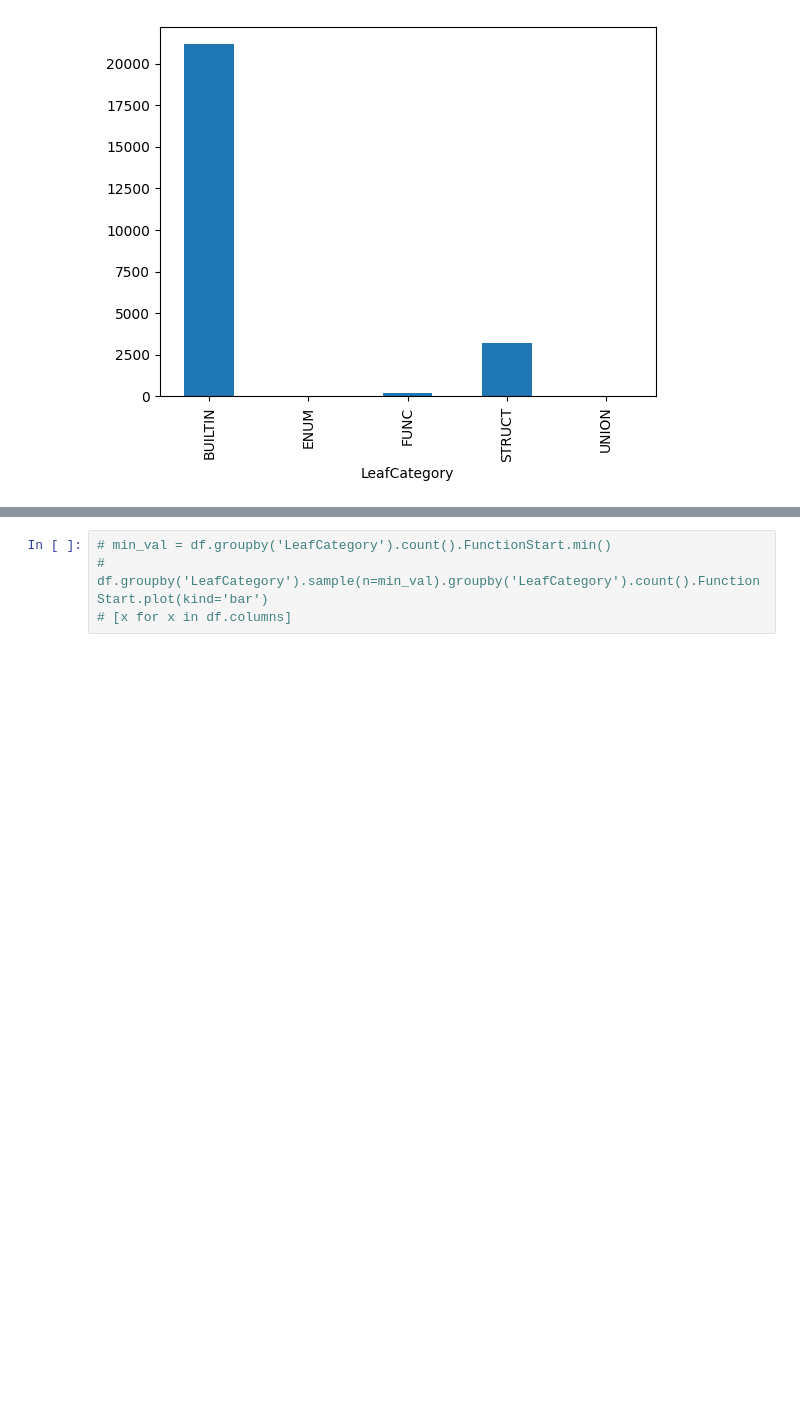
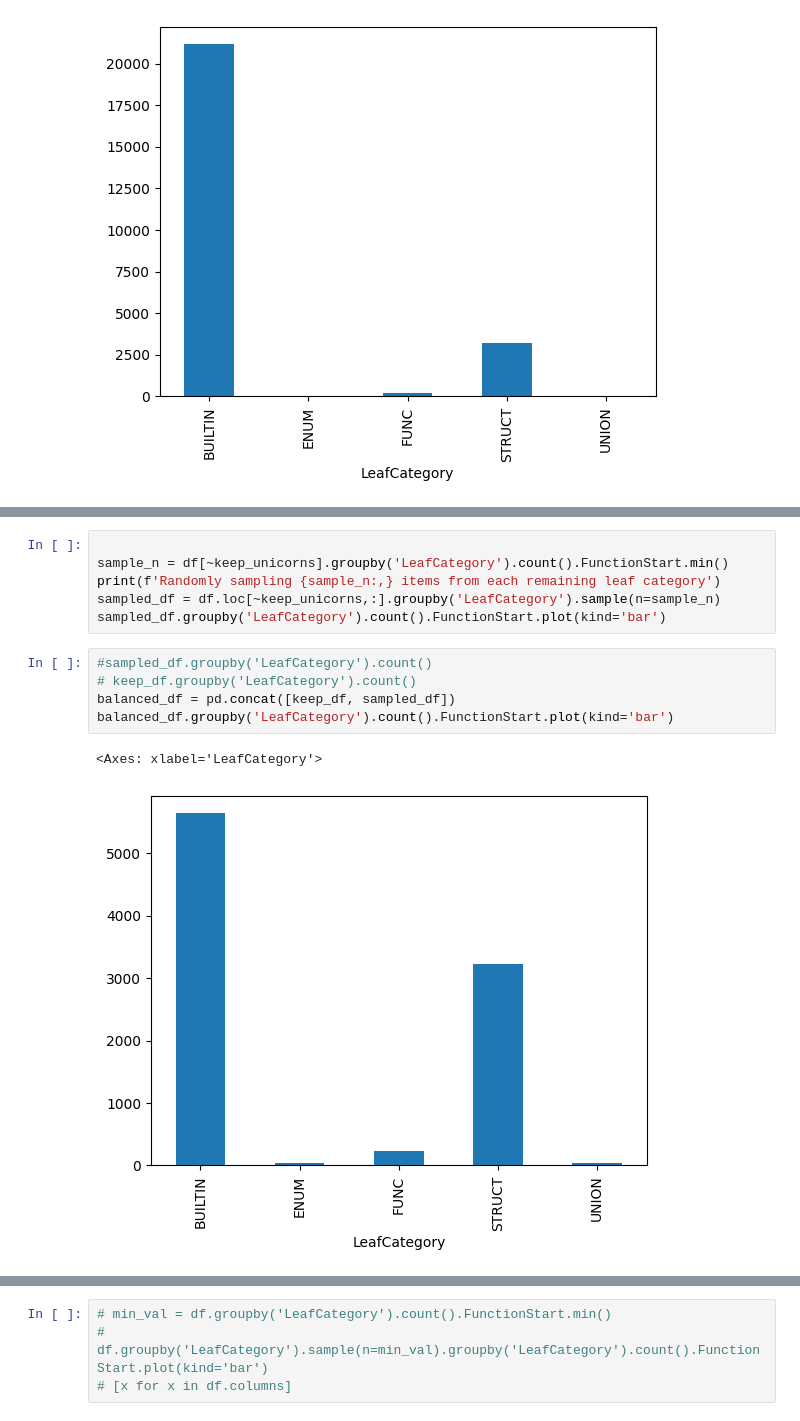
Before and after one commit to lasserre/datatype-recovery-experiments, a Jupyter notebook: notebooks/eval_NEW_ENCODING.ipynb, the cells around one changed output, grey strips where cells are left out. Drawn from its saved outputs; the diff is of its cells as text; blank space fills up the shorter version.

```diff
--- a/notebooks/eval_NEW_ENCODING.ipynb
+++ b/notebooks/eval_NEW_ENCODING.ipynb
@@ -51,0 +92,14 @@ df.groupby('LeafCategory').count().FunctionStart.plot(kind='bar')
+# %%
+
+sample_n = df[~keep_unicorns].groupby('LeafCategory').count().FunctionStart.min()
+print(f'Randomly sampling {sample_n:,} items from each remaining leaf category')
+sampled_df = df.loc[~keep_unicorns,:].groupby('LeafCategory').sample(n=sample_n)
+sampled_df.groupby('LeafCategory').count().FunctionStart.plot(kind='bar')
+# %%
+#sampled_df.groupby('LeafCategory').count()
+# keep_df.groupby('LeafCategory').count()
+balanced_df = pd.concat([keep_df, sampled_df])
+balanced_df.groupby('LeafCategory').count().FunctionStart.plot(kind='bar')
+# %% [output]
+<Axes: xlabel='LeafCategory'>
+[figure, added]
```
Also changed, not shown: parts of 12 cells of this notebook, 2 other files.
